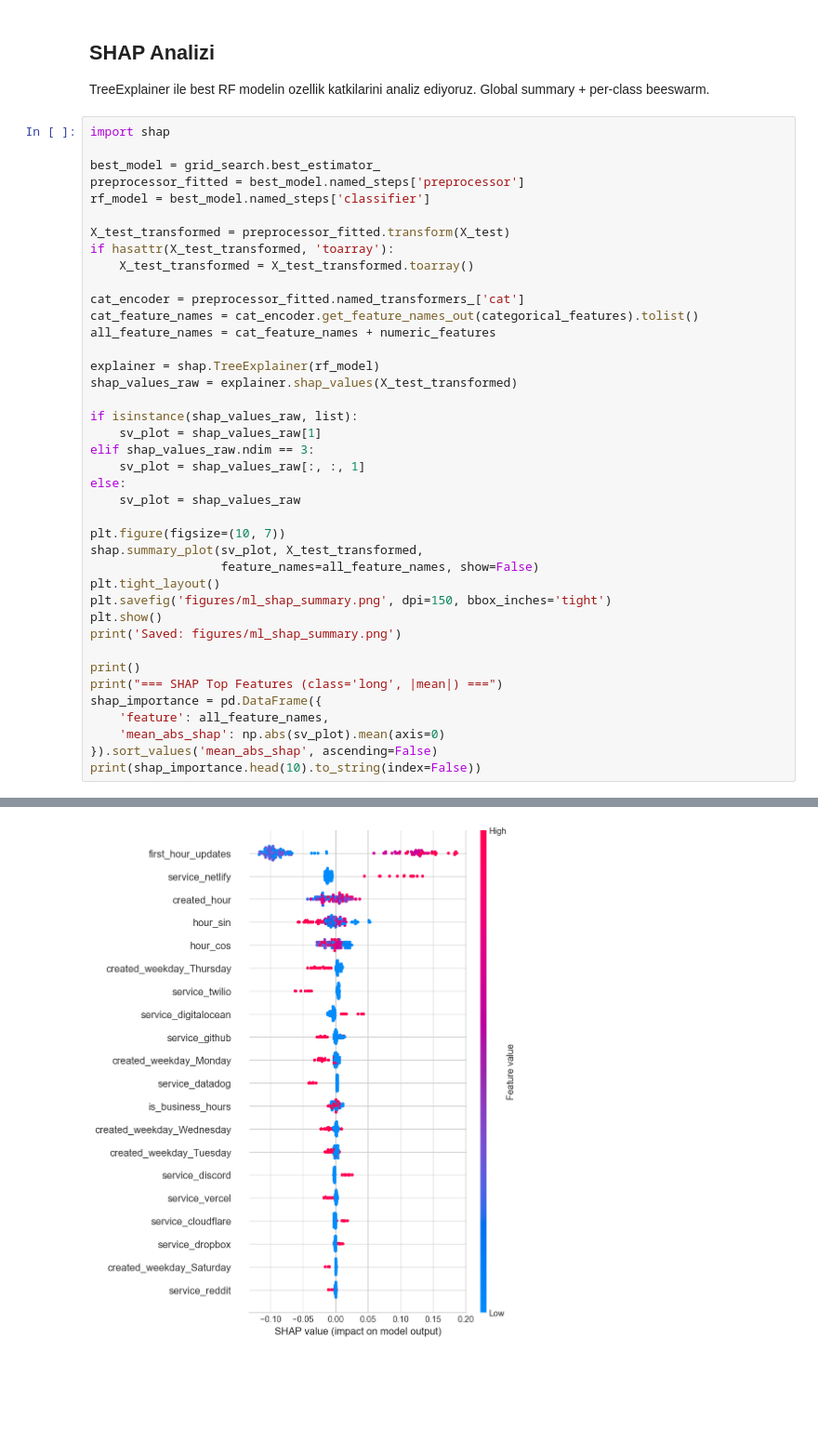
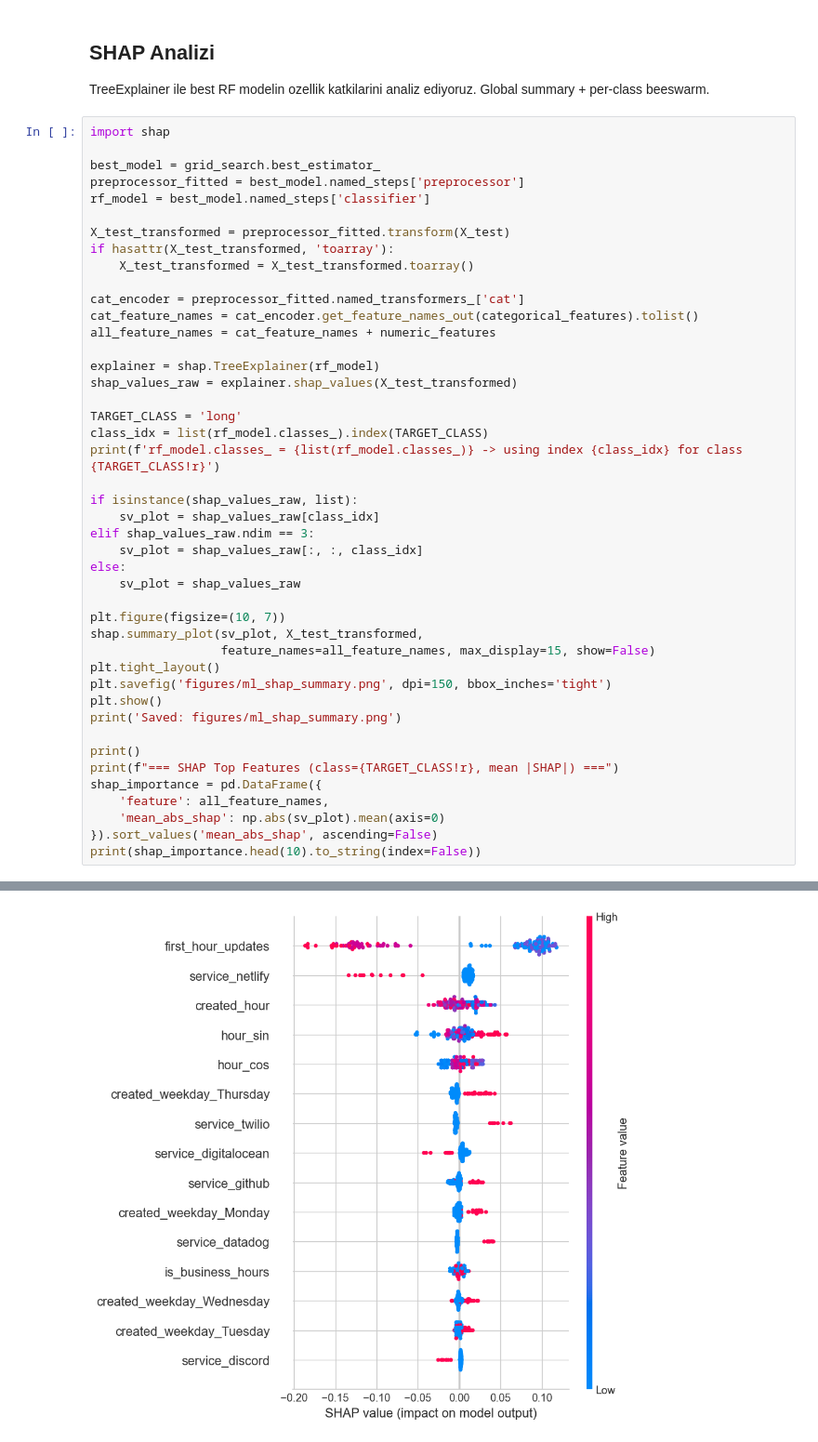
Before and after one commit to alperkilic1/dsa210-term-project, a Jupyter notebook: ml_baseline.ipynb, the cells around one changed output, grey strips where cells are left out. Shown at 93% size. Saved outputs shown, nothing was run; the diff lists cells and outputs as text; blank space fills up the shorter version.

```diff
--- a/ml_baseline.ipynb
+++ b/ml_baseline.ipynb
@@ -383,23 +464,27 @@ all_feature_names = cat_feature_names + numeric_features
 explainer = shap.TreeExplainer(rf_model)
 shap_values_raw = explainer.shap_values(X_test_transformed)
 
+TARGET_CLASS = 'long'
+class_idx = list(rf_model.classes_).index(TARGET_CLASS)
+print(f'rf_model.classes_ = {list(rf_model.classes_)} -> using index {class_idx} for class {TARGET_CLASS!r}')
+
 if isinstance(shap_values_raw, list):
-    sv_plot = shap_values_raw[1]
+    sv_plot = shap_values_raw[class_idx]
 elif shap_values_raw.ndim == 3:
-    sv_plot = shap_values_raw[:, :, 1]
+    sv_plot = shap_values_raw[:, :, class_idx]
 else:
     sv_plot = shap_values_raw
 
 plt.figure(figsize=(10, 7))
 shap.summary_plot(sv_plot, X_test_transformed,
-                  feature_names=all_feature_names, show=False)
+                  feature_names=all_feature_names, max_display=15, show=False)
 plt.tight_layout()
 plt.savefig('figures/ml_shap_summary.png', dpi=150, bbox_inches='tight')
 plt.show()
 print('Saved: figures/ml_shap_summary.png')
 
 print()
-print("=== SHAP Top Features (class='long', |mean|) ===")
+print(f"=== SHAP Top Features (class={TARGET_CLASS!r}, mean |SHAP|) ===")
 shap_importance = pd.DataFrame({
     'feature': all_feature_names,
     'mean_abs_shap': np.abs(sv_plot).mean(axis=0)
@@ -409 +495 @@ print(shap_importance.head(10).to_string(index=False))
-[figure, old version]
+[figure, new version]
```
Also changed, not shown: parts of 8 cells of this notebook, 6 other files.
